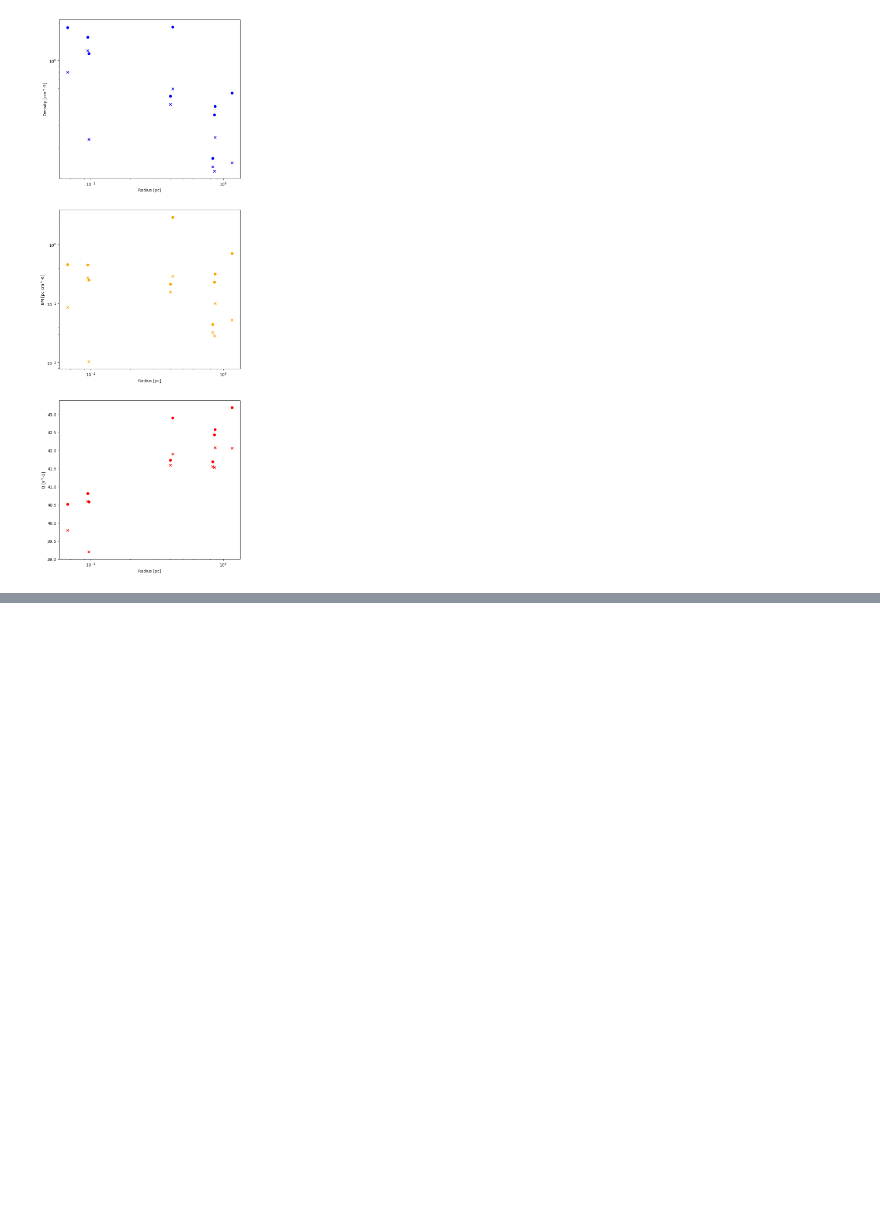
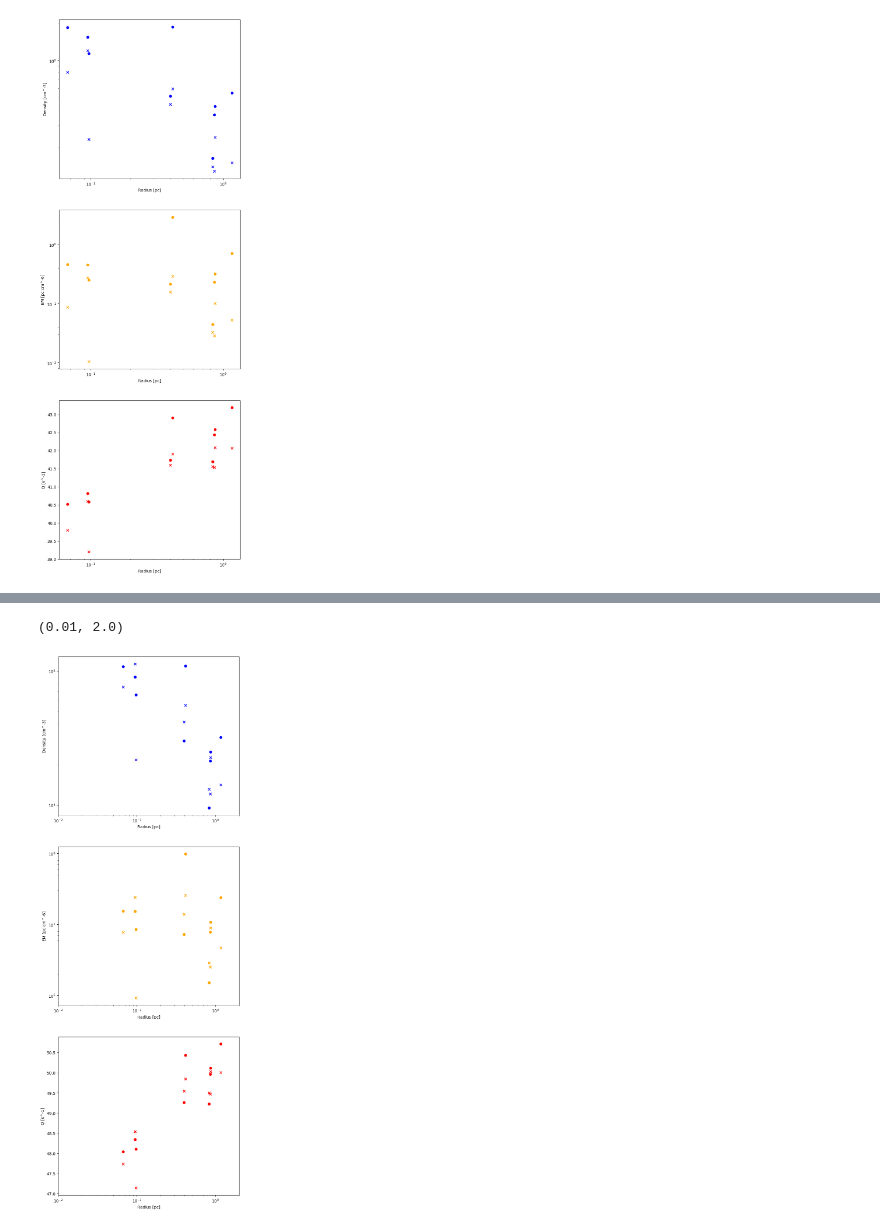
Before and after one commit to tyoo37/w51_nircam, a Jupyter notebook: analysis/HII_regions/resolved_HII_regions.ipynb, the cells around one changed output, grey strips where cells are left out. Cells and saved outputs as stored; diff of their text form; code cells hidden in the pictures; blank space fills up the shorter version.

```diff
--- a/analysis/HII_regions/resolved_HII_regions.ipynb
+++ b/analysis/HII_regions/resolved_HII_regions.ipynb
@@ -242,0 +465,29 @@ ax3.set_xscale('log')
+# %%
+fig = plt.figure(figsize=(8, 24))
+ax1 = fig.add_subplot(311)
+ax1.scatter((params['reg_radius_au']*u.au).to(u.pc), params['density_from_bra'], color='blue')
+ax1.scatter((params['reg_radius_au']*u.au).to(u.pc), params['density_from_paa'], color='blue',marker='x')
+ax1.set_xlabel('Radius [pc]')
+ax1.set_ylabel('Density [cm^-3]')
+ax1.set_xscale('log')
+ax1.set_yscale('log')
+ax1.set_xlim(1e-2, 2e0)
+ax2 = fig.add_subplot(312)
+ax2.scatter((params['reg_radius_au']*u.au).to(u.pc), params['EM_from_IBra'], color='orange')
+ax2.scatter((params['reg_radius_au']*u.au).to(u.pc), params['EM_from_IPaa'], color='orange',marker='x')
+ax2.set_xlabel('Radius [pc]')
+ax2.set_ylabel('EM [pc cm^-6]')
+ax2.set_xscale('log')
+ax2.set_yscale('log')
+ax2.set_xlim(1e-2,2e0)
+ax3 = fig.add_subplot(313)
+ax3.scatter((params['reg_radius_au']*u.au).to(u.pc), params['Q_from_density_bra'], color='red')
+ax3.scatter((params['reg_radius_au']*u.au).to(u.pc), params['Q_from_density_paa'], color='red',marker='x')
+ax3.set_xlabel('Radius [pc]')
+ax3.set_ylabel('Q [s^-1]')
+ax3.set_xscale('log')
+ax3.set_xlim(1e-2,2e0)
+#ax3.set_yscale('log')
+# %% [output]
+(0.01, 2.0)
+[figure, added]
```
Also changed, not shown: parts of 10 cells of this notebook, 10 other files.
